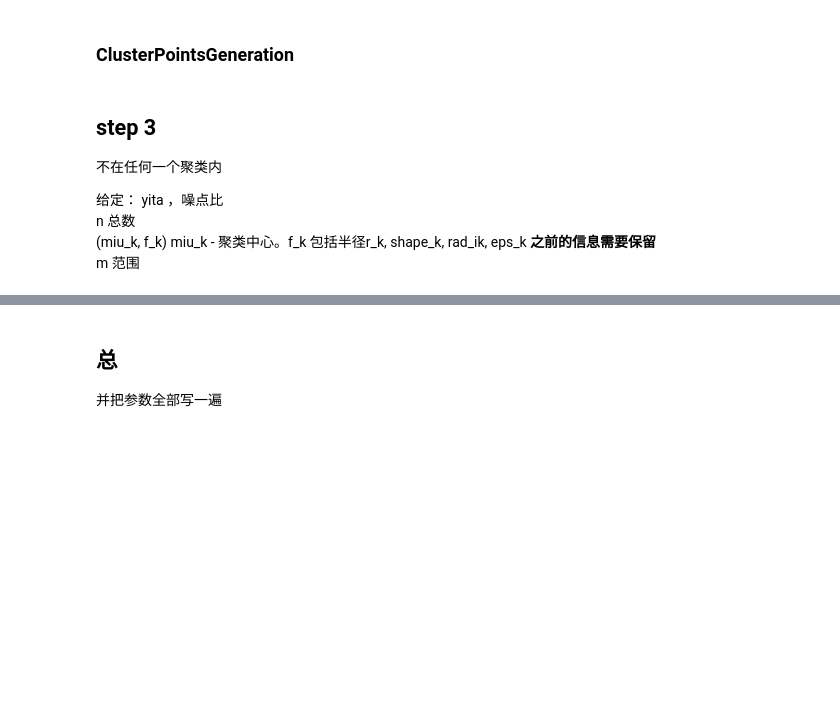
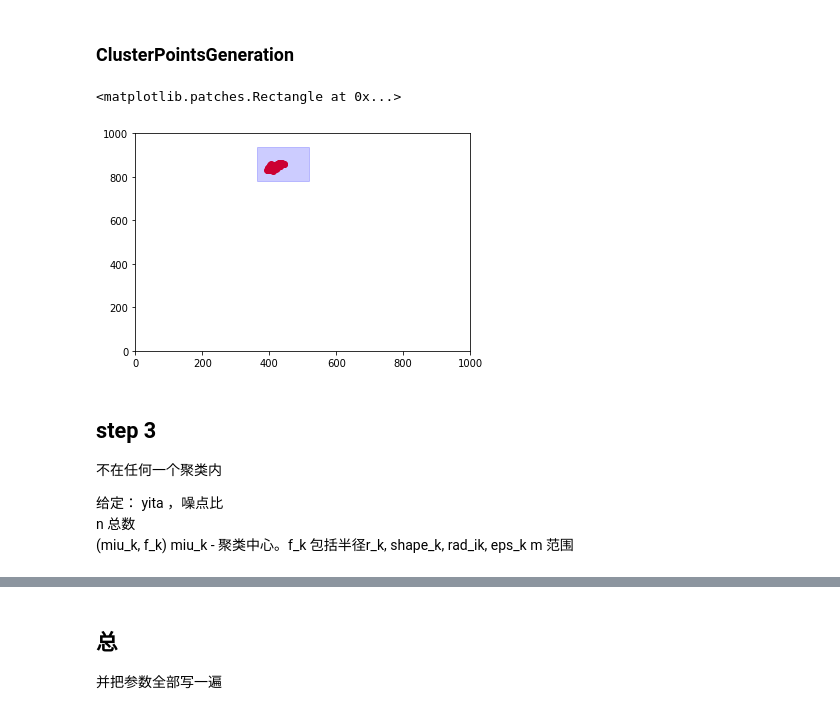
Before and after one commit to HereDrlv/CAS-lab, a Jupyter notebook: day 2/Untitled.ipynb, the cells around one changed output, grey strips where cells are left out. Saved outputs shown, nothing was run; the diff lists cells and outputs as text; code cells hidden in the pictures; blank space fills up the shorter version.

```diff
--- a/day 2/Untitled.ipynb
+++ b/day 2/Untitled.ipynb
@@ -155,11 +139,10 @@ def sprinkle_point(p, eps, min_pts): # sprinkle surrounding the point p
 # %% [markdown]
 ### get_a_point
 # %%
-def get_a_point(p, eps, eps_):
+def get_a_point( eps,p, eps_):
     # randomly generate a point with distance of q_, where eps < q_ < eps + eps_
     while True:
         p_ = generate_point(miu_i=p, r_i=eps+eps_)
         if np.linalg.norm(p_-p,2) > eps and np.linalg.norm(p_-p,2) < eps+eps_ :
             break
     return p_
-get_a_point(test_miu_i, eps=0.001, eps_=0.002)
@@ -180,13 +168,14 @@ def ClusterPointsGeneration(n_j, r_j, miu_j, shape, rad_i, alpha): # generate n_
         eps=0.02*r_j
         eps_=0.05*r_j
         # initial point p
-        p = generate_point(r_i=r_j, miu_i=miu_j )
+        # p = generate_point(r_i=r_j, miu_i=miu_j )
+        p = miu_j # 直接用聚类中心做初始点可以更集中一些？
         min_pts = int(alpha * n_j)
         points = sprinkle_point(p=p, eps=eps, min_pts=min_pts)
         # iteration p_
         debuggerCounter=0
         while len(points) < n_j:
-            p_ = get_a_point(p,eps,eps_)
+            p_ = get_a_point(p=p,eps=eps,eps_=eps_)
             points = np.vstack([points, sprinkle_point(p=p_, eps=eps_, min_pts=min_pts)])
             p=p_
             eps = eps_ #NOT SURE
@@ -199,7 +188,3 @@ def ClusterPointsGeneration(n_j, r_j, miu_j, shape, rad_i, alpha): # generate n_
                 else:
                     points = np.vstack([p,points])
     return points
-# Test
-# points = ClusterPointsGeneration(n_j=100, r_j=test_r_i, miu_j=test_miu_i, shape=-1,rad_i=[150,260], alpha=0.03)
-points = ClusterPointsGeneration(n_j=100, r_j=test_r_i, miu_j=test_miu_i, shape=0,rad_i=[150,260], alpha=0.03)
-# points = ClusterPointsGeneration(n_j=100, r_j=test_r_i, miu_j=test_miu_i, shape=1,rad_i=[150,260], alpha=0.03)
@@ -209,3 +191,24 @@ plt.scatter([i[0] for i in points],[i[1] for i in points])
+# %%
+# TEST 为一个聚类撒点
+TEST_cluster_r,TEST_cluster_center = ClusterPlacement(np.array([]),np.array([]))
+points = ClusterPointsGeneration(
+    n_j=100,
+    r_j=TEST_cluster_r, miu_j=TEST_cluster_center,
+    shape=-1,
+    rad_i=[150,260],
+    alpha=0.03
+)
+
+# 画图
+fig=plt.figure()
+ax = fig.add_subplot(111, aspect='auto')
+plt.axis([0,m,0,m])
+plt.scatter(*TEST_cluster_center,c='g')
+plt.scatter([i[0] for i in points],[i[1] for i in points],c='r')
+ax.add_patch(mpatches.Rectangle(TEST_cluster_center - TEST_cluster_r, TEST_cluster_r*2,TEST_cluster_r*2, color = 'b', alpha=0.2))
+# %% [output]
+<matplotlib.patches.Rectangle at 0x...>
+[figure, added]
 # %% [markdown]
 ## step 3
 不在任何一个聚类内
@@ -213,5 +216,5 @@ plt.scatter([i[0] for i in points],[i[1] for i in points])
 给定：
 yita ，噪点比
 n 总数
-(miu_k, f_k) miu_k - 聚类中心。f_k 包括半径r_k, shape_k, rad_ik, eps_k **之前的信息需要保留**
+(miu_k, f_k) miu_k - 聚类中心。f_k 包括半径r_k, shape_k, rad_ik, eps_k
 m 范围
```
Also changed, not shown: parts of 13 cells of this notebook.
